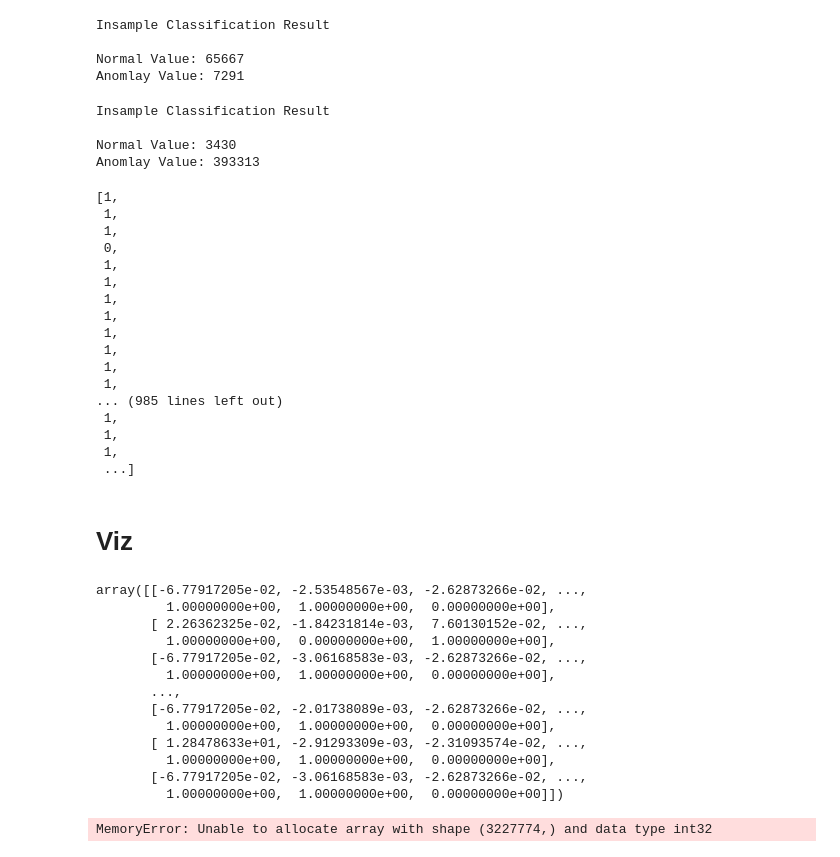
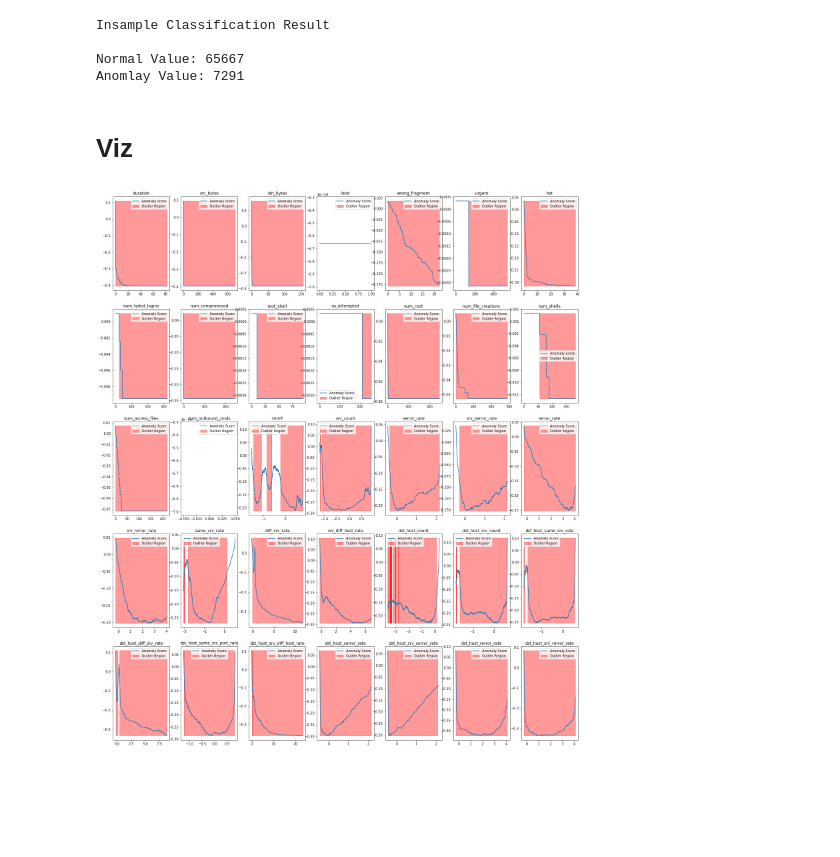
Before and after one commit to Yukkiasuna-sao/Anomaly_Detection, a Jupyter notebook: ipynb_translation/IsolationForest_Test.ipynb, the cells around one changed output. Drawn from its saved outputs; the diff is of its cells as text; code cells hidden in the pictures; blank space fills up the shorter version.

```diff
--- a/ipynb_translation/IsolationForest_Test.ipynb
+++ b/ipynb_translation/IsolationForest_Test.ipynb
@@ -139,3 +151,3 @@ from sklearn.ensemble import IsolationForest
 # %%
 df = getData('kddcup.data_10_percent.gz')
-df = Preprocessing(df, [1,2,3,6,11,20,21,41])
+df = Preprocessing(df, [1,2,3,6,11,20,21,41], get_dummy = False)
@@ -219,52 +229,28 @@ Insample Classification Result
 
 Normal Value: 65667
 Anomlay Value: 7291
-# %%
-tmp.Prediction(X_attack, data_type = 'Attack')
-# %% [output]
-Insample Classification Result
-
-Normal Value: 3430
-Anomlay Value: 393313
-[1,
- 1,
- 1,
- 0,
- 1,
- 1,
- 1,
- 1,
- 1,
- 1,
- 1,
- 1,
-... (985 lines left out)
- 1,
- 1,
- 1,
- ...]
 # %% [markdown]
 # Viz
 # %%
 x_train, x_test, y_train, y_test = SplitData(df, testsize = 0.25, seed = 42, method = "Outlier")
-# %%
-x_train.values.reshape(-1,120)
-# %% [output]
-array([[-6.77917205e-02, -2.53548567e-03, -2.62873266e-02, ...,
-         1.00000000e+00,  1.00000000e+00,  0.00000000e+00],
-       [ 2.26362325e-02, -1.84231814e-03,  7.60130152e-02, ...,
-         1.00000000e+00,  0.00000000e+00,  1.00000000e+00],
-       [-6.77917205e-02, -3.06168583e-03, -2.62873266e-02, ...,
-         1.00000000e+00,  1.00000000e+00,  0.00000000e+00],
-       ...,
-       [-6.77917205e-02, -2.01738089e-03, -2.62873266e-02, ...,
-         1.00000000e+00,  1.00000000e+00,  0.00000000e+00],
-       [ 1.28478633e+01, -2.91293309e-03, -2.31093574e-02, ...,
-         1.00000000e+00,  1.00000000e+00,  0.00000000e+00],
-       [-6.77917205e-02, -3.06168583e-03, -2.62873266e-02, ...,
-         1.00000000e+00,  1.00000000e+00,  0.00000000e+00]])
-# %%
-isolation_forest = IsolationForest()
-isolation_forest.fit(x_train.values.reshape(-1,120))
-# %% [output]
-MemoryError: Unable to allocate array with shape (3227774,) and data type int32
+# %%
+fig, axs = plt.subplots(5, 7, figsize = (25, 30), facecolor = 'w', edgecolor = 'k')
+axs = axs.ravel()
+
+for i, columns in enumerate(x_train.columns):
+    isolation_forest = IsolationForest()
+    isolation_forest.fit(x_train[columns].values.reshape(-1,1))
+
+    xx = np.linspace(x_train[columns].min(), df[columns].max(), len(x_train)).reshape(-1,1)
+    anomaly_score = isolation_forest.decision_function(xx)
+    outlier = isolation_forest.predict(xx)
+
+    axs[i].plot(xx, anomaly_score, label = 'Anomaly Score')
+    axs[i].fill_between(xx.T[0], np.min(anomaly_score), np.max(anomaly_score),
+                       where = outlier == -1, color = 'r',
+                       alpha = .4, label = 'Outlier Region')
+
+    axs[i].legend()
+    axs[i].set_title(columns)
+# %% [output]
+[figure, added]
```
Also changed, not shown: parts of 3 cells of this notebook.
